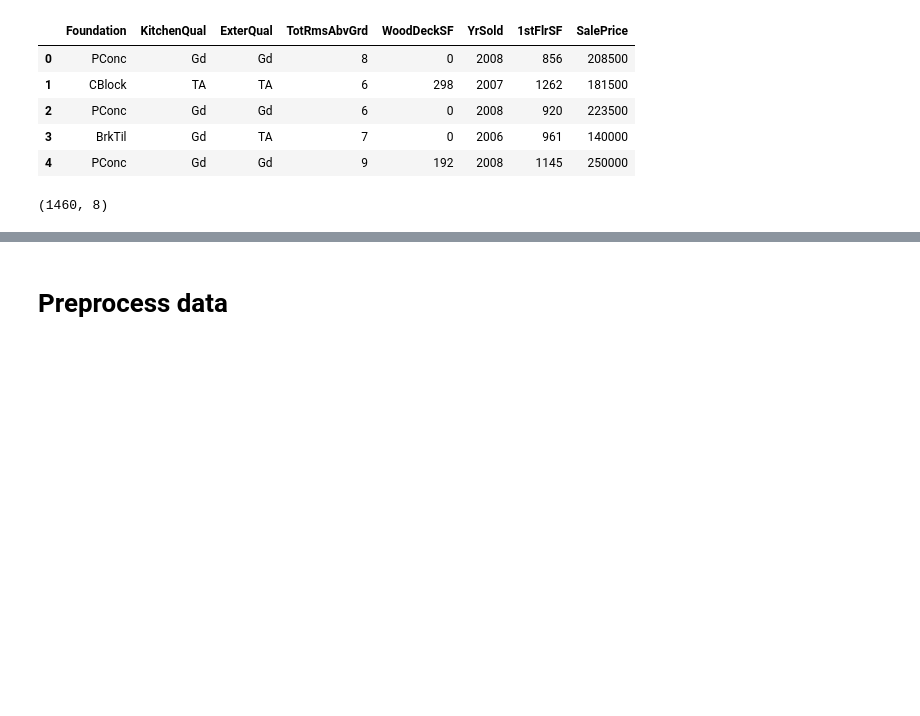
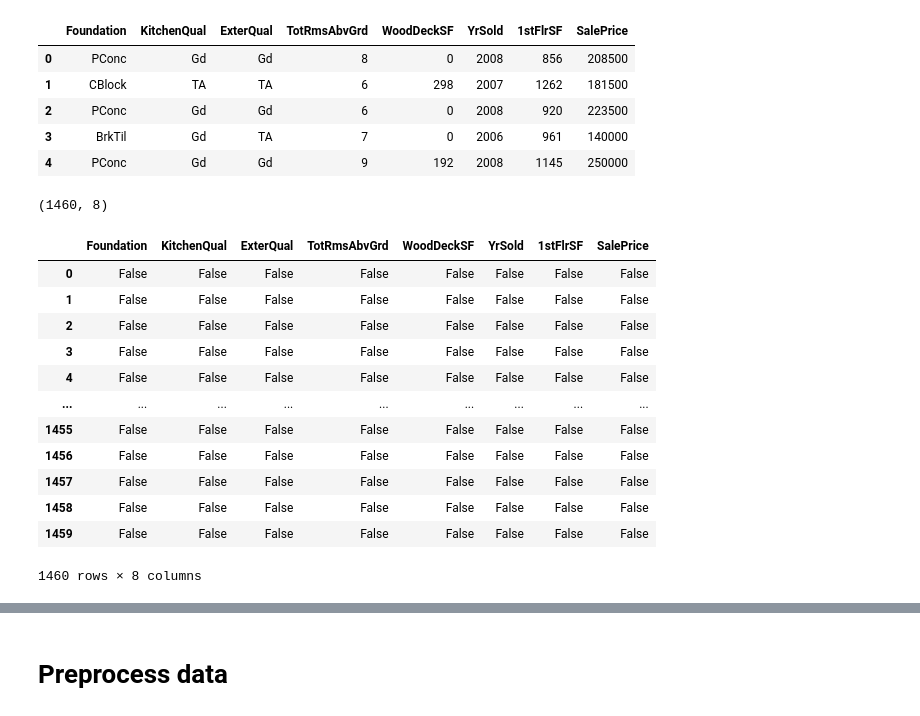
Before and after one commit to nandhujay91/dsp-nandini-arjunan, a Jupyter notebook: notebooks/house-prices-modeling.ipynb, the cells around one changed output, grey strips where cells are left out. Cells and saved outputs as stored; diff of their text form; code cells hidden in the pictures; blank space fills up the shorter version.

```diff
--- a/notebooks/house-prices-modeling.ipynb
+++ b/notebooks/house-prices-modeling.ipynb
@@ -108,3 +108,19 @@ df.head()
 df.shape
 # %% [output]
 (1460, 8)
+# %%
+df.isnull()
+# %% [output]
+|  | Foundation | KitchenQual | ExterQual | TotRmsAbvGrd | WoodDeckSF | YrSold | 1stFlrSF | SalePrice |
+| 0 | False | False | False | False | False | False | False | False |
+| 1 | False | False | False | False | False | False | False | False |
+| 2 | False | False | False | False | False | False | False | False |
+| 3 | False | False | False | False | False | False | False | False |
+| 4 | False | False | False | False | False | False | False | False |
+| ... | ... | ... | ... | ... | ... | ... | ... | ... |
+| 1455 | False | False | False | False | False | False | False | False |
+| 1456 | False | False | False | False | False | False | False | False |
+| 1457 | False | False | False | False | False | False | False | False |
+| 1458 | False | False | False | False | False | False | False | False |
+| 1459 | False | False | False | False | False | False | False | False |
+1460 rows × 8 columns
```
Also changed, not shown: parts of 1 cell of this notebook, 2 other files.
